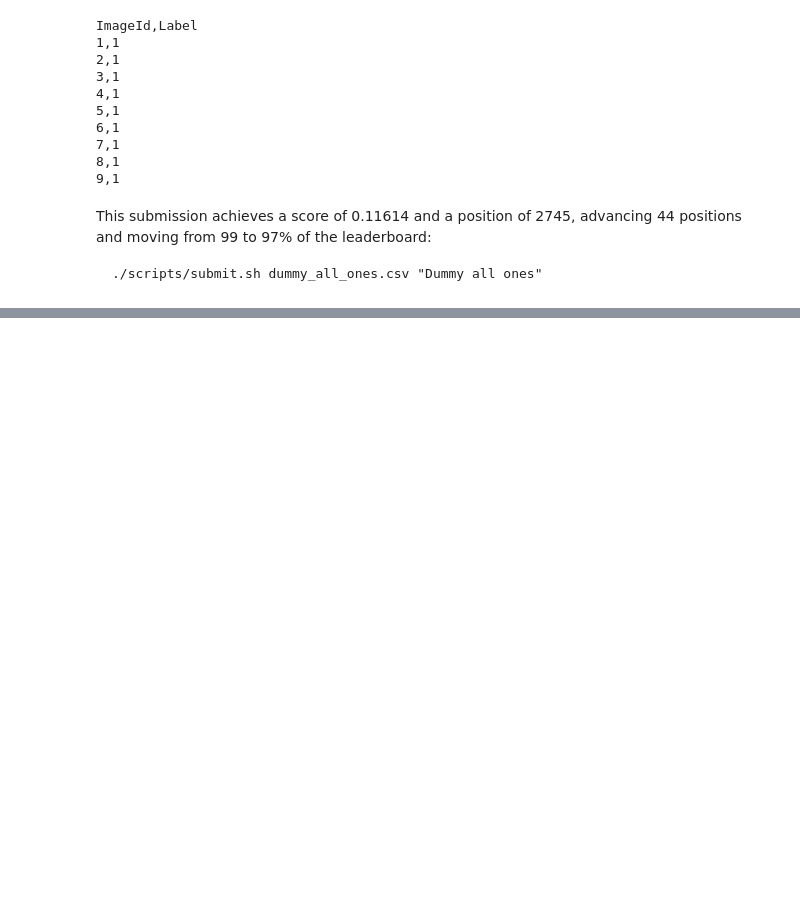
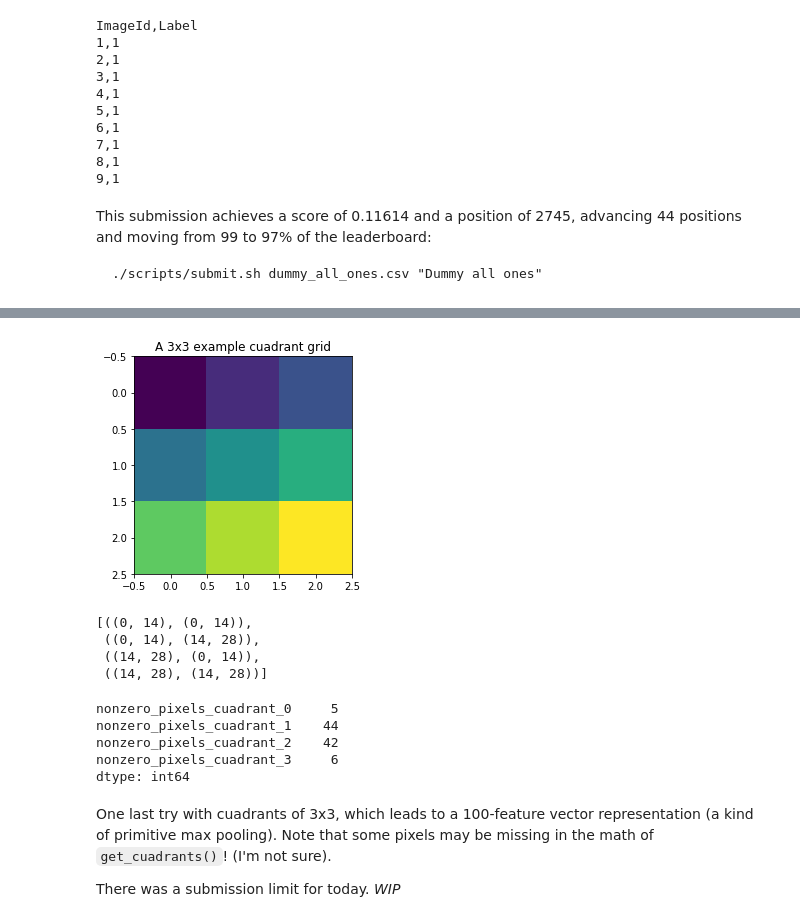
Before and after one commit to dataista0/deep-learning-computer-vision-project, a Jupyter notebook: notebooks/1-first-contact.ipynb, the cells around one changed output, grey strips where cells are left out. Cells and saved outputs as stored; diff of their text form; code cells hidden in the pictures; blank space fills up the shorter version.

```diff
--- a/notebooks/1-first-contact.ipynb
+++ b/notebooks/1-first-contact.ipynb
@@ -151,0 +237,32 @@ This submission achieves a score of 0.11614 and a position of 2745, advancing 44
+# %%
+plt.imshow([[1, 2, 3], [4, 5, 6], [7, 8, 9]])
+plt.title('A 3x3 example cuadrant grid');
+# %% [output]
+[figure, added]
+# %%
+import itertools
+def get_cuadrants(resolution=4):
+    l = [(i, i+resolution) for i in list(range(0, 28, resolution))]
+    return list(itertools.product(l, l))
+
+get_cuadrants(14)
+# %% [output]
+[((0, 14), (0, 14)),
+ ((0, 14), (14, 28)),
+ ((14, 28), (0, 14)),
+ ((14, 28), (14, 28))]
+# %%
+def nozero_in_cuadrants(image, resolution=4):
+    features = []
+    for (x1, y1), (x2, y2) in get_cuadrants(resolution):
+        nz_pixels = (image.values.reshape((28, 28))[x1:y1, x2:y2] != 0).sum().sum()
+        features.append(nz_pixels)
+    return pd.Series(features, index=[f"nonzero_pixels_cuadrant_{i}"for i in range(len(features))])
+
+nozero_in_cuadrants(X.iloc[0], resolution=14)
+# %% [output]
+nonzero_pixels_cuadrant_0     5
+nonzero_pixels_cuadrant_1    44
+nonzero_pixels_cuadrant_2    42
+nonzero_pixels_cuadrant_3     6
+dtype: int64
@@ -151,0 +279,4 @@ This submission achieves a score of 0.11614 and a position of 2745, advancing 44
+# %% [markdown]
+One last try with cuadrants of 3x3, which leads to a 100-feature vector representation (a kind of primitive max pooling). Note that some pixels may be missing in the math of `get_cuadrants()`! (I'm not sure).
+
+There was a submission limit for today.  *WIP*
```
Also changed, not shown: parts of 21 cells of this notebook.
